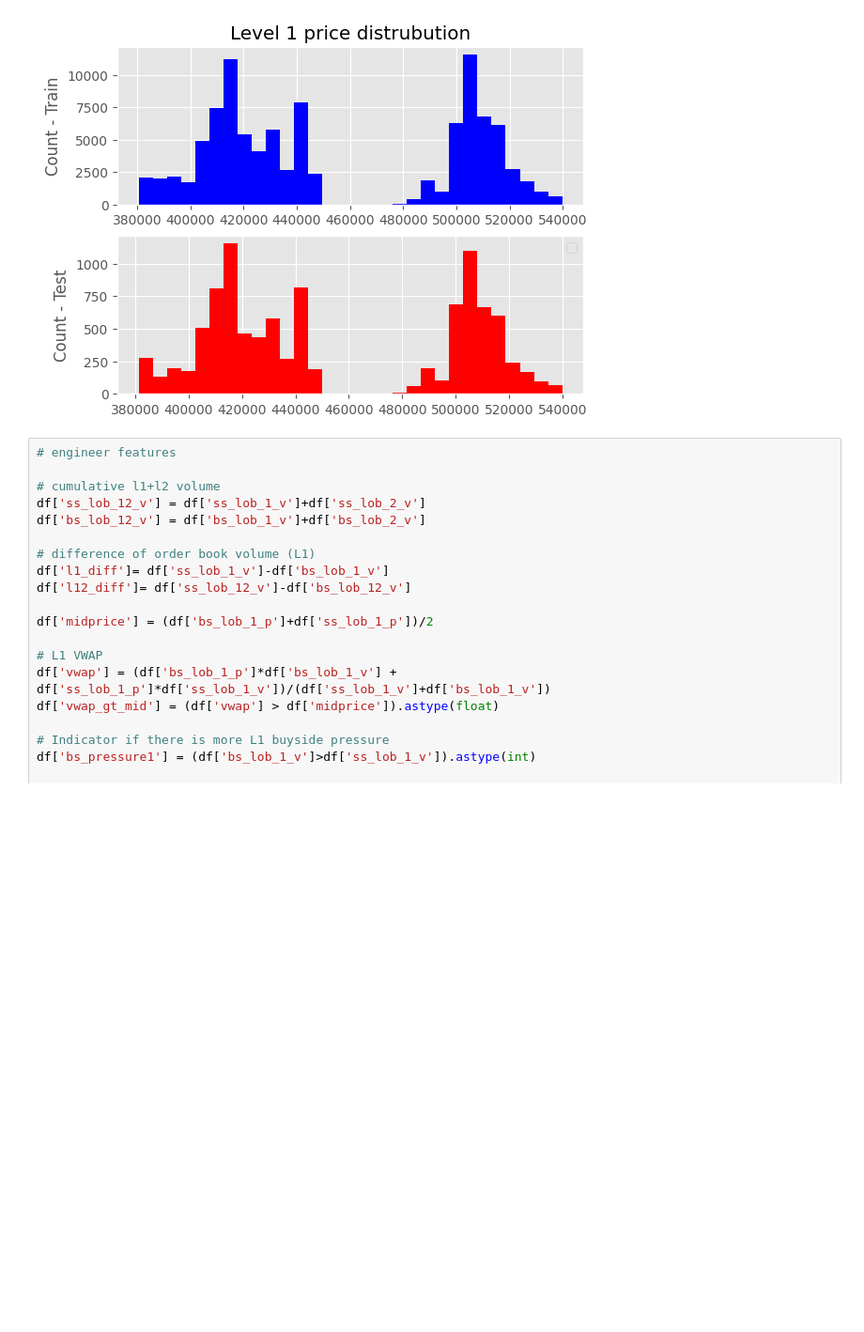
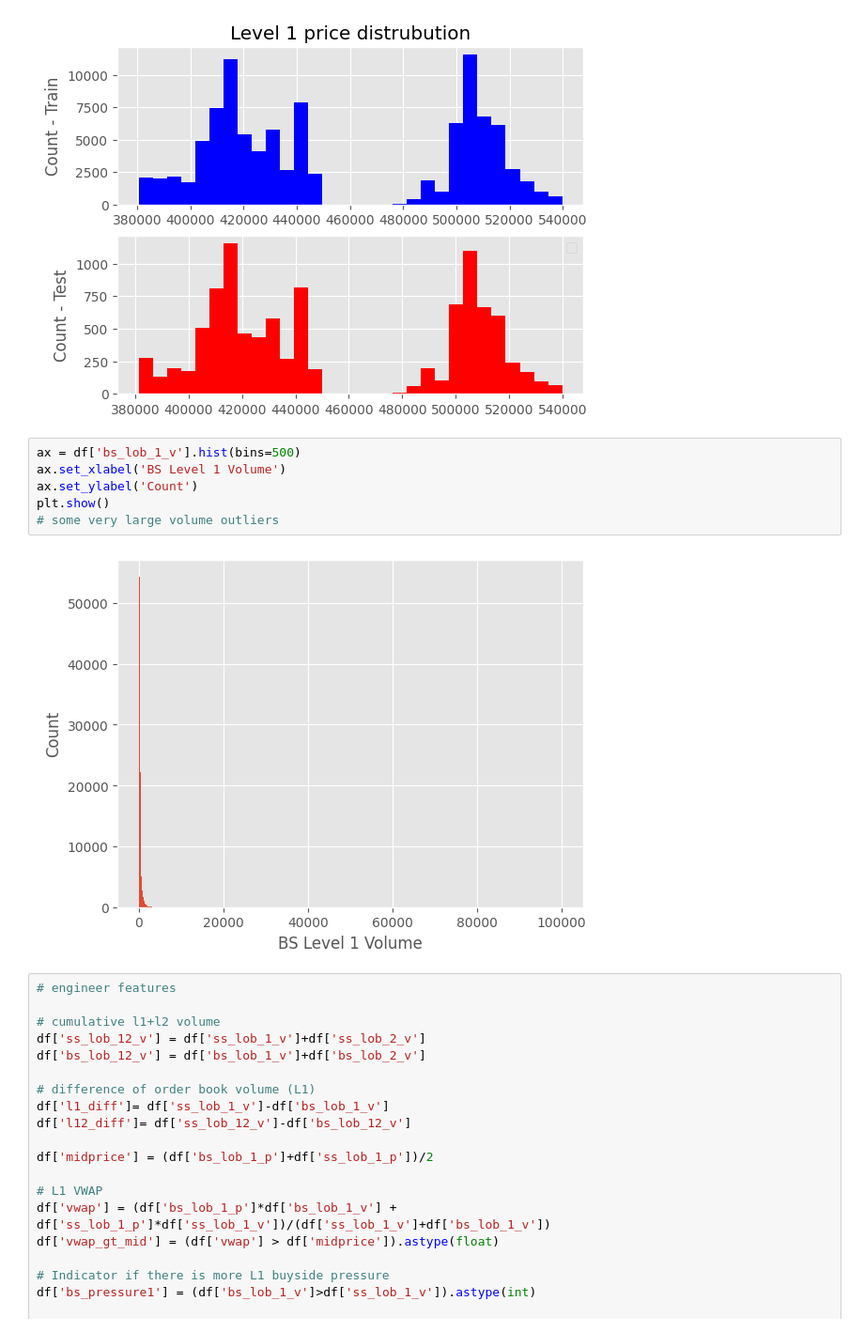
Before and after one commit to georgec123/dl_cw, a Jupyter notebook: src/eda.ipynb, the cells around one changed output. Shown: that part at 94% size. Drawn from its saved outputs; the diff is of its cells as text; blank space fills up the shorter version.

```diff
--- a/src/eda.ipynb
+++ b/src/eda.ipynb
@@ -57,6 +62,14 @@ plt.show()
 # %% [output]
 No artists with labels found to put in legend.  Note that artists whose label start with an underscore are ignored when legend() is called with no argument.
 [figure]
+# %%
+ax = df['bs_lob_1_v'].hist(bins=500)
+ax.set_xlabel('BS Level 1 Volume')
+ax.set_ylabel('Count')
+plt.show()
+# some very large volume outliers
+# %% [output]
+[figure, added]
 # %%
 # engineer features
 
```
Also changed, not shown: parts of 3 cells of this notebook, 1 other file.
